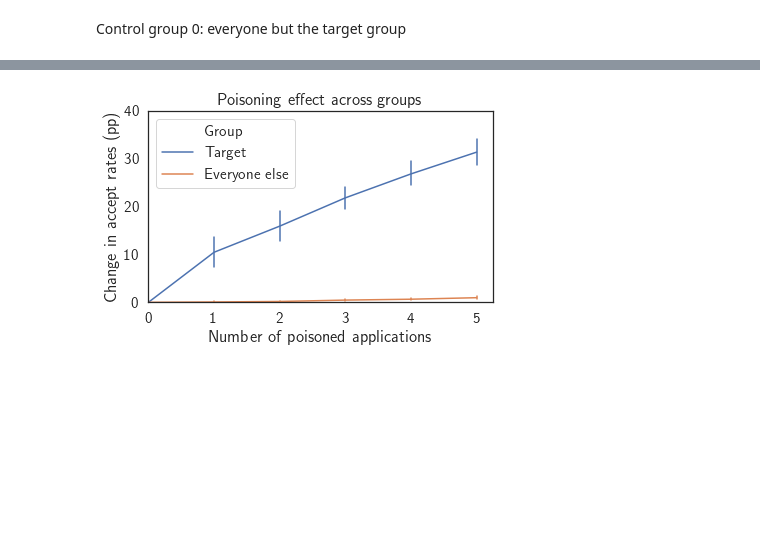
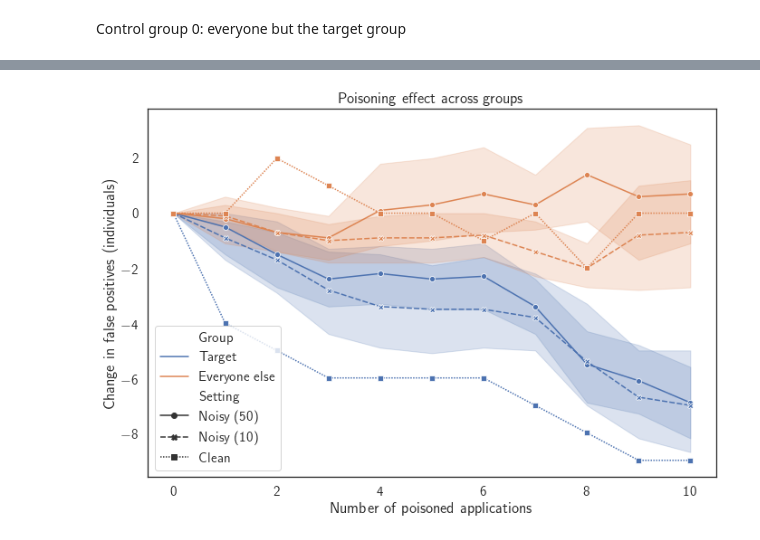
Before and after one commit to spring-epfl/pots, a Jupyter notebook: notebooks/credit_poisoning.ipynb, the cells around one changed output, grey strips where cells are left out. Drawn from its saved outputs; the diff is of its cells as text; code cells hidden in the pictures; blank space fills up the shorter version.

Commit message:
Update the poisoning experiments

```diff
--- a/notebooks/credit_poisoning.ipynb
+++ b/notebooks/credit_poisoning.ipynb
@@ -81,7 +140,8 @@ Size 22 / Acceptance rate: 0.0
 # %% [markdown]
 Control group 0: everyone but the target group
 # %%
-control_group_0_sel = np.ones(len(X), dtype=bool) ^ target_group_sel
-control_group_0 = X[control_group_0_sel]
+control_group_0_mask = [i for i in datasets.train_ind if i not in np.where(target_group_sel)[0]]
+control_group_0 = X[control_group_0_mask]
+control_group_0_y = y[control_group_0_mask]
 print('Size', len(control_group_0), '/ Acceptance rate:', score(clf, control_group_0))
 # %% [output]
@@ -111,0 +179,3 @@ group_scores_df.poison_size = group_scores_df.poison_size.astype(int)
+# %%
+noisy_scores_50_df = get_group_scores(noisy_models_50)
+noisy_scores_10_df = get_group_scores(noisy_models_10)
@@ -111,0 +185,2 @@ group_scores_df.poison_size = group_scores_df.poison_size.astype(int)
+# %%
+base_scores_df = get_group_scores(base_models)
@@ -112,17 +189,34 @@ group_scores_df.poison_size = group_scores_df.poison_size.astype(int)
+# %%
+base_scores_df.poison_size = base_scores_df.poison_size - 1
+base_scores_df = base_scores_df[base_scores_df.poison_size != -1]
+
+noisy_scores_50_df.poison_size = noisy_scores_50_df.poison_size - 1
+noisy_scores_50_df = noisy_scores_50_df[noisy_scores_50_df.poison_size != -1]
+
+noisy_scores_10_df.poison_size = noisy_scores_10_df.poison_size - 1
+noisy_scores_10_df = noisy_scores_10_df[noisy_scores_10_df.poison_size != -1]
 # %%
 fig, ax = plt.subplots()
 
-sns.lineplot(data=group_scores_df,
-             x='poison_size', y='score_change', hue='Group',
-             ci=99, err_style='bars', ax=ax)
+noisy_scores_50_df["Setting"] = "Noisy (50)"
+noisy_scores_10_df["Setting"] = "Noisy (10)"
+base_scores_df["Setting"] = "Clean"
 
-ax.set_ylim(0, 40)
-ax.set_xlim(0, 5.25)
-ax.set_ylabel("Change in accept rates (pp)")
+sns.lineplot(data=pd.concat([noisy_scores_50_df, noisy_scores_10_df, base_scores_df]),
+             x='poison_size', y='fp_change', hue='Group', style="Setting",
+             markers=True,
+             ci=99, err_style="band", ax=ax)
+
+# ax.set_ylim(-40, 40)
+ax.set_ylabel("Change in false positives (individuals)")
 ax.set_xlabel("Number of poisoned applications")
 ax.set_title("Poisoning effect across groups")
 
+plt.legend()
+
+fig.set_figwidth(10)
+fig.set_figheight(7)
 fig.tight_layout()
-plt.savefig(os.path.join(IMAGES_DIR, 'poisoning_comparison.pdf'))
+plt.savefig(os.path.join(IMAGES_DIR, 'poisoning_comparison_fp.pdf'))
 # %% [output]
-[figure, old version]
+[figure, new version]
```
Also changed, not shown: parts of 24 cells of this notebook, 4 other files.
